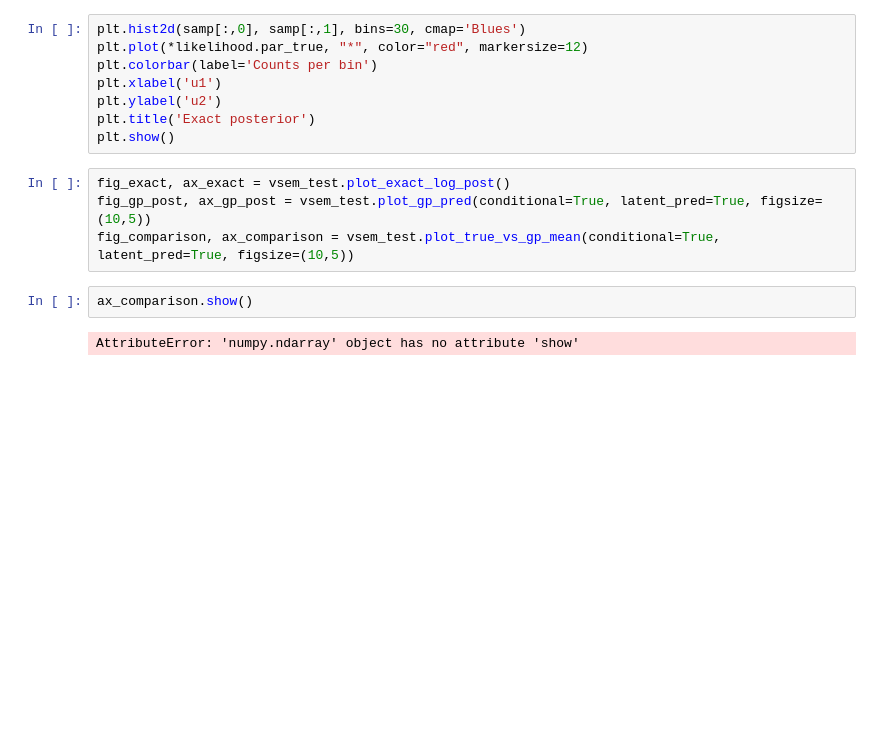
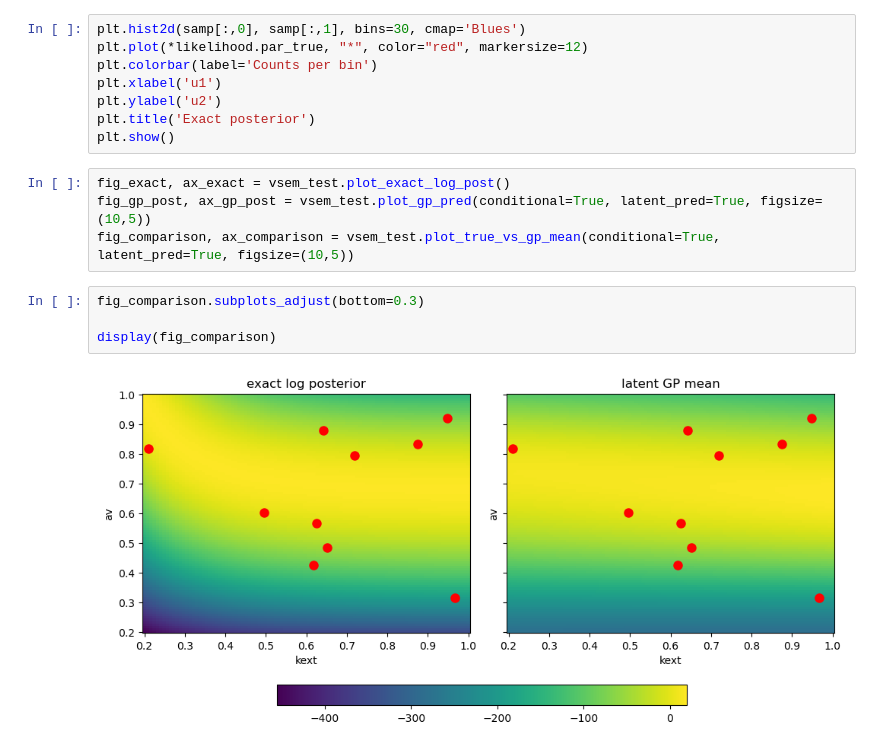
Before and after one commit to arob5/Bayesian-inference-with-surrogates, a Jupyter notebook: experiments/vsem/vsem_experiment.ipynb, the cells around one changed output. Cells and saved outputs as stored; diff of their text form; blank space fills up the shorter version.

```diff
--- a/experiments/vsem/vsem_experiment.ipynb
+++ b/experiments/vsem/vsem_experiment.ipynb
@@ -69,6 +69,8 @@ fig_exact, ax_exact = vsem_test.plot_exact_log_post()
 fig_gp_post, ax_gp_post = vsem_test.plot_gp_pred(conditional=True, latent_pred=True, figsize=(10,5))
 fig_comparison, ax_comparison = vsem_test.plot_true_vs_gp_mean(conditional=True, latent_pred=True, figsize=(10,5))
 # %%
-ax_comparison.show()
+fig_comparison.subplots_adjust(bottom=0.3)
+
+display(fig_comparison)
 # %% [output]
-AttributeError: 'numpy.ndarray' object has no attribute 'show'
+[figure, added]
```
Also changed, not shown: parts of 3 cells of this notebook, 2 other files.
